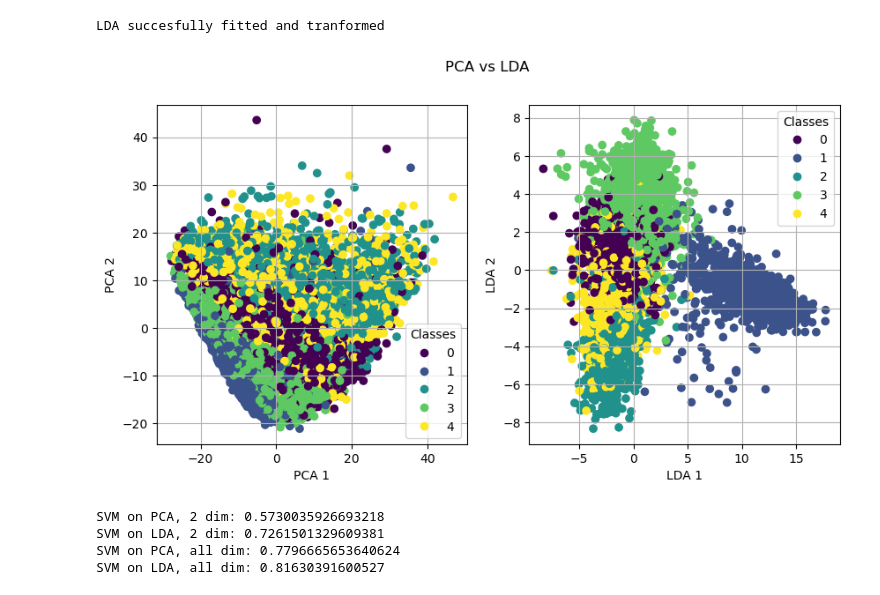
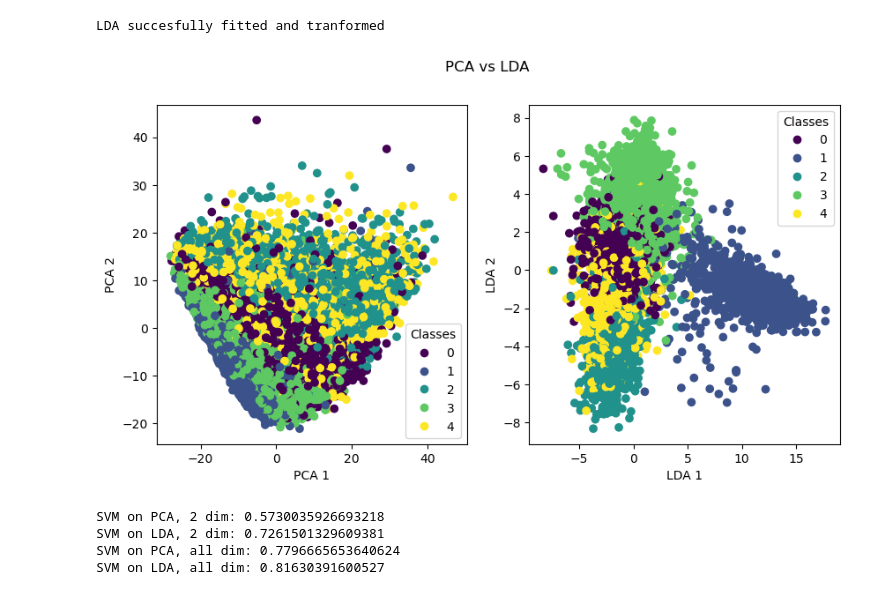
Before and after one commit to krusand/MLProject-FashionMNIST, a Jupyter notebook: 4. PCA vs LDA.ipynb, the cells around one changed output. Drawn from its saved outputs; the diff is of its cells as text; code cells hidden in the pictures.

```diff
--- a/4. PCA vs LDA.ipynb
+++ b/4. PCA vs LDA.ipynb
@@ -54,19 +54,17 @@ LDA succesfully fitted and tranformed
 # %%
 fig, ax = plt.subplots(ncols=2, figsize=(10,5))
 
 scatter1 = ax[0].scatter(PCA_X_train[:,0], PCA_X_train[:,1], c=y_train)
 scatter2 = ax[1].scatter(LDA_X_train[:,0], LDA_X_train[:,1], c=y_train)
 ax[0].legend(*scatter1.legend_elements(), title="Classes")
 ax[1].legend(*scatter2.legend_elements(), title='Classes')
 ax[0].set_xlabel("PCA 1")
 ax[0].set_ylabel("PCA 2")
 ax[1].set_xlabel("LDA 1")
 ax[1].set_ylabel("LDA 2")
-ax[0].grid()
-ax[1].grid()
 fig.suptitle("PCA vs LDA");
 # %% [output]
-[figure, old version]
+[figure, new version]
 # %%
 svm_PCA1 = SVC(kernel='rbf', C=1, gamma=0.01)
 svm_PCA1.fit(PCA_X_train[:,:2], y_train)
```
